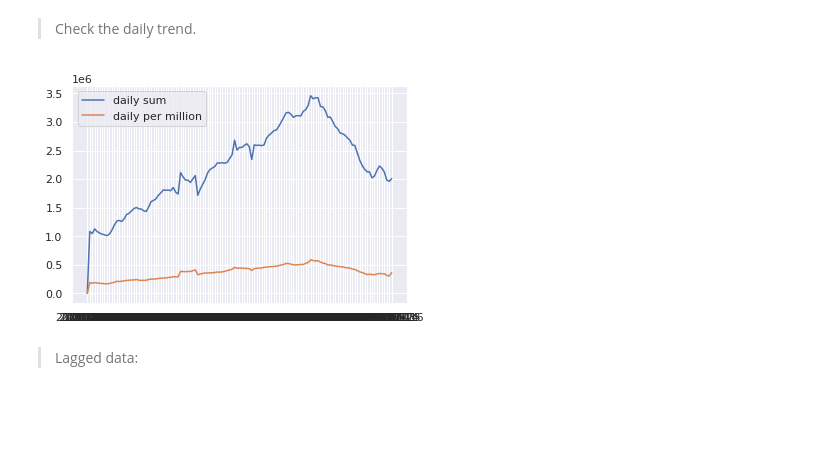
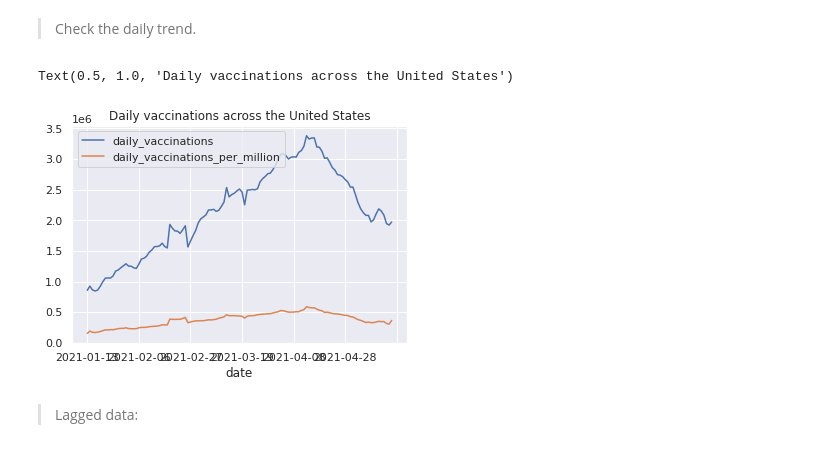
Before and after one commit to juno-yuu/COVID-Vaccine-and-Biotech-industry, a Jupyter notebook: Final_Project.ipynb, the cells around one changed output. Saved outputs shown, nothing was run; the diff lists cells and outputs as text; code cells hidden in the pictures; blank space fills up the shorter version.

```diff
--- a/Final_Project.ipynb
+++ b/Final_Project.ipynb
@@ -72,13 +70,14 @@ test = vacci.dropna()
-# %%
-comb = vacci.groupby(by = 'date').sum()
-tbp = comb.reset_index()
-sns.set_theme()
-plt.plot(tbp['date'], tbp['daily_vaccinations'], label = 'daily sum')
-plt.plot(tbp['date'], tbp['daily_vaccinations_per_million'], label = 'daily per million')
-plt.legend()
-plt.show()
-# %% [output]
-[figure, removed]
+# %%
+comb = vacci.groupby(by = 'date').sum()
+
+sns.set_theme()
+ax = plt.gca()
+_ = comb.plot(y = 'daily_vaccinations', use_index = True, ax = ax)
+_ = comb.plot(y = 'daily_vaccinations_per_million', use_index = True, ax = ax)
+plt.title('Daily vaccinations across the United States')
+# %% [output]
+Text(0.5, 1.0, 'Daily vaccinations across the United States')
+[figure, added]
 # %% [markdown]
 > Lagged data:
 # %%
```
Also changed, not shown: parts of 15 cells of this notebook.
